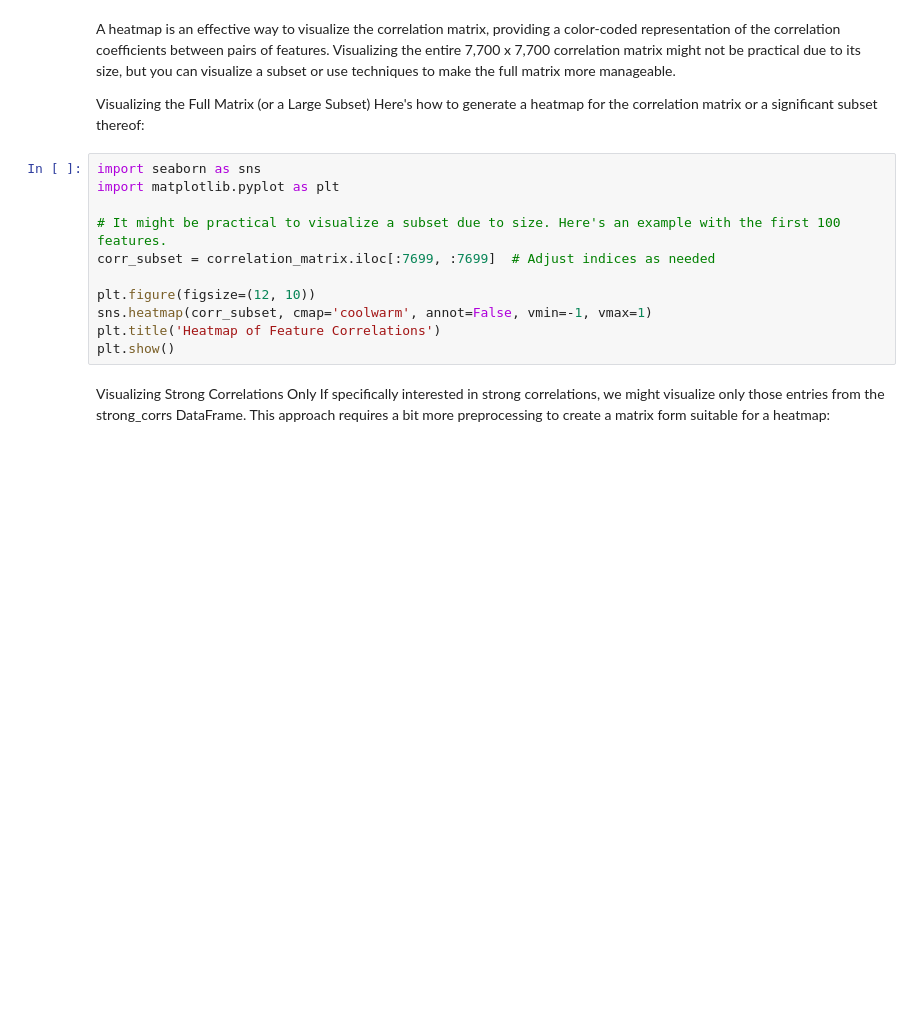
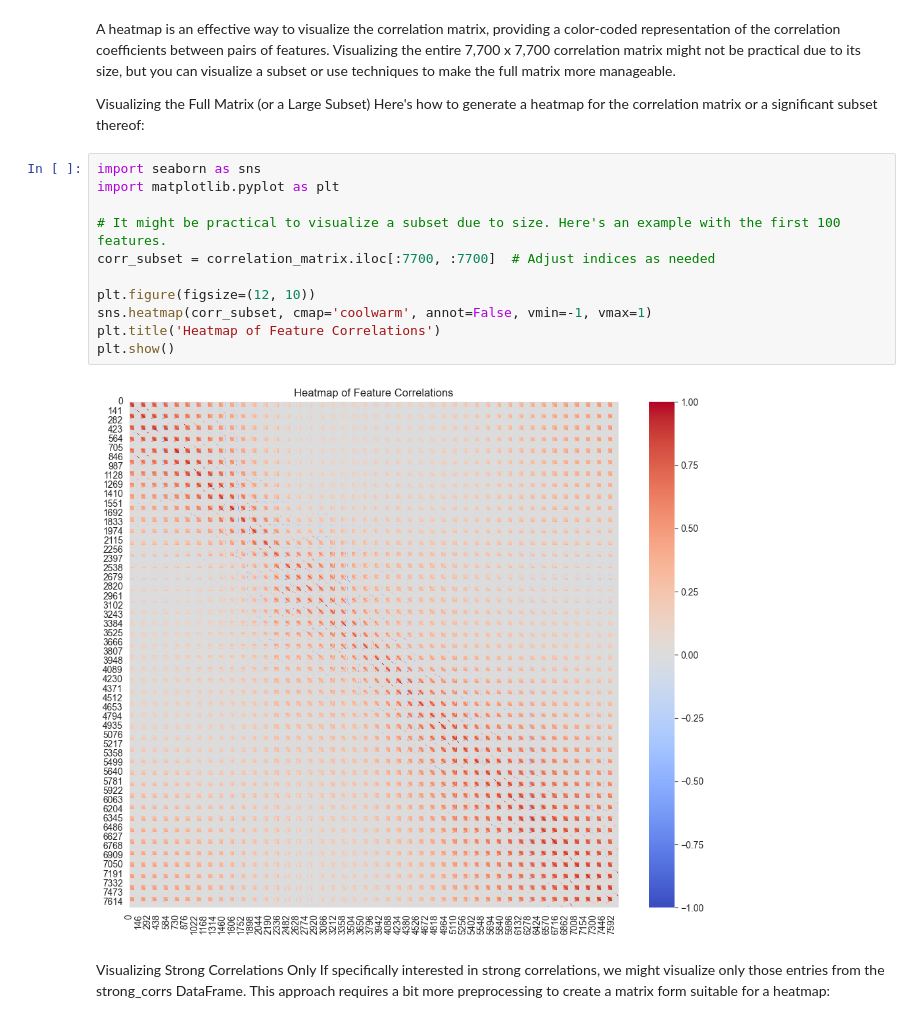
Before and after one commit to wolfram-laube/mlpc-project_team-park, a Jupyter notebook: task_2/report_wolfram.ipynb, the cells around one changed output. Cells and saved outputs as stored; diff of their text form; blank space fills up the shorter version.

Commit message:
added visualization of correlation matrix

```diff
--- a/task_2/report_wolfram.ipynb
+++ b/task_2/report_wolfram.ipynb
@@ -363,14 +363,16 @@ Here's how to generate a heatmap for the correlation matrix or a significant sub
 # %%
 import seaborn as sns
 import matplotlib.pyplot as plt
 
 # It might be practical to visualize a subset due to size. Here's an example with the first 100 features.
-corr_subset = correlation_matrix.iloc[:7699, :7699]  # Adjust indices as needed
+corr_subset = correlation_matrix.iloc[:7700, :7700]  # Adjust indices as needed
 
 plt.figure(figsize=(12, 10))
 sns.heatmap(corr_subset, cmap='coolwarm', annot=False, vmin=-1, vmax=1)
 plt.title('Heatmap of Feature Correlations')
 plt.show()
+# %% [output]
+[figure, added]
 # %% [markdown]
 Visualizing Strong Correlations Only
 If specifically interested in strong correlations, we might visualize only those entries from the strong_corrs DataFrame. This approach requires a bit more preprocessing to create a matrix form suitable for a heatmap:
```
